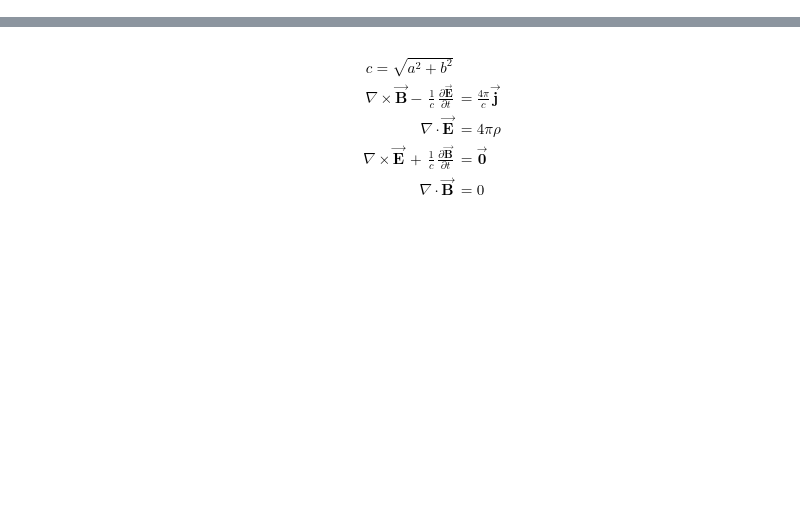
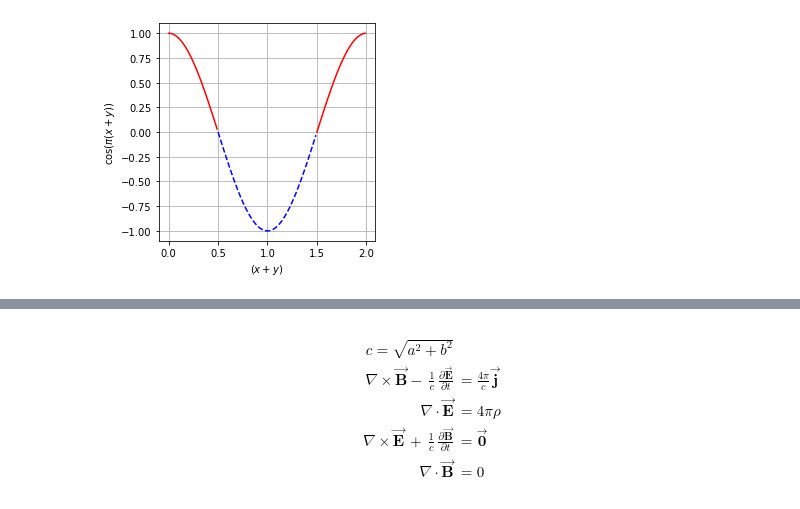
Before and after one commit to ivansetiawantky/welovemath, a Jupyter notebook: smak1/20200208_prob_sin2x/20200208_prob_sin2x.ipynb, the cells around one changed output, grey strips where cells are left out. Saved outputs shown, nothing was run; the diff lists cells and outputs as text; code cells hidden in the pictures; blank space fills up the shorter version.

```diff
--- a/smak1/20200208_prob_sin2x/20200208_prob_sin2x.ipynb
+++ b/smak1/20200208_prob_sin2x/20200208_prob_sin2x.ipynb
@@ -14,0 +259,20 @@ plt.show()
+# %%
+%matplotlib inline
+import numpy as np
+import matplotlib.pyplot as plt
+xpy=np.arange(0, 0.5, 0.01)
+cosxpy=np.cos(np.pi*xpy)
+plt.plot(xpy,cosxpy, "r-")
+xpy=np.arange(0.5, 1.5, 0.01)
+cosxpy=np.cos(np.pi*xpy)
+plt.plot(xpy,cosxpy, "b--")
+xpy=np.arange(1.5, 2.0, 0.01)
+cosxpy=np.cos(np.pi*xpy)
+plt.plot(xpy,cosxpy, "r-")
+plt.xlabel("$(x+y)$")
+plt.ylabel("$\cos(\pi(x+y))$")
+plt.axis('scaled')
+plt.grid(True)
+plt.show()
+# %% [output]
+[figure, added]
```
Also changed, not shown: parts of 26 cells of this notebook, 1 other file.
